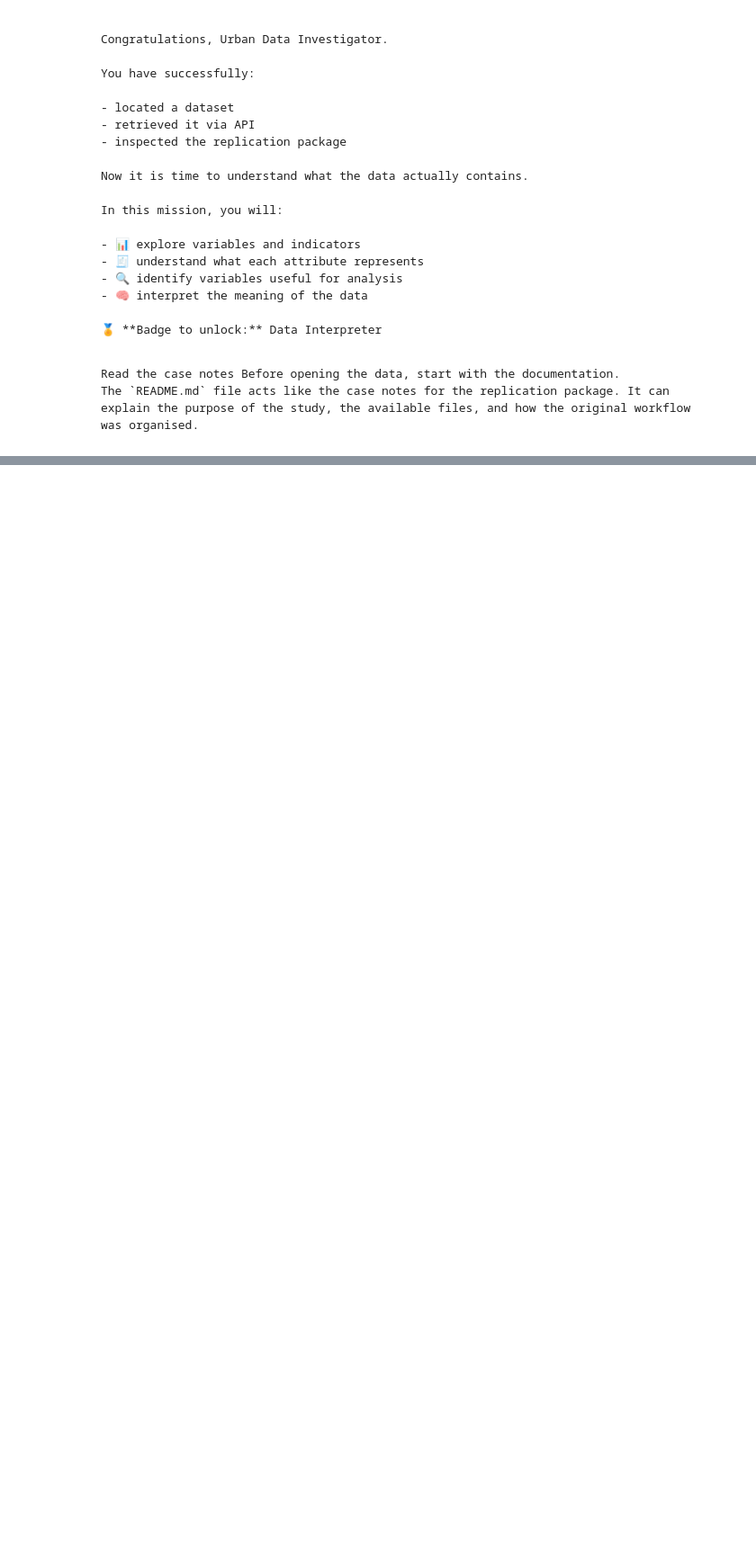
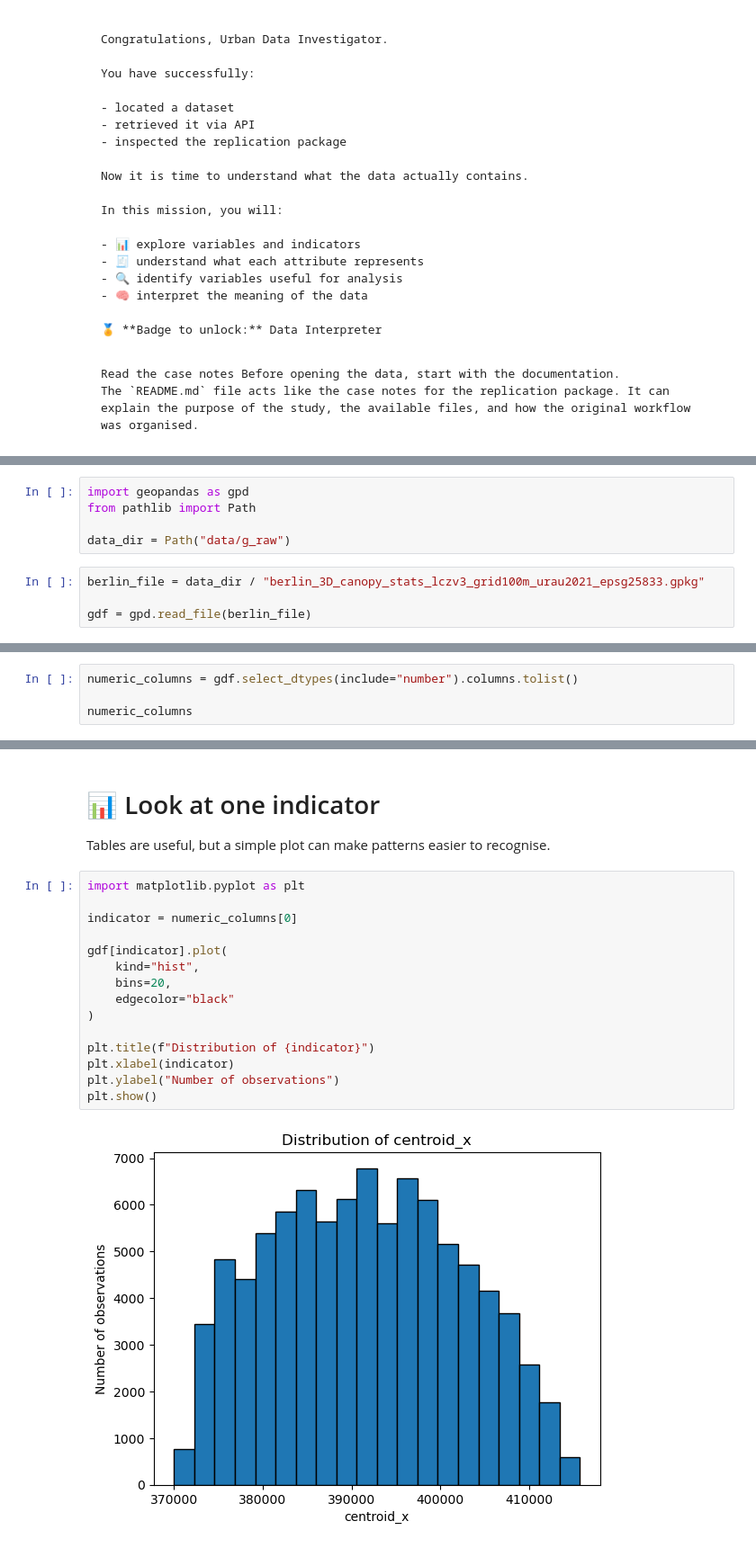
Before and after one commit to ioer-dresden/jupyter-book-ioerdata, a Jupyter notebook: notebooks/305_mission3_content.ipynb, the cells around one changed output, grey strips where cells are left out. Shown at 90% size. Saved outputs shown, nothing was run; the diff lists cells and outputs as text; blank space fills up the shorter version.

```diff
--- a/notebooks/305_mission3_content.ipynb
+++ b/notebooks/305_mission3_content.ipynb
@@ -32,0 +42,9 @@ The `README.md` file acts like the case notes for the replication package. It ca
+# %%
+import geopandas as gpd
+from pathlib import Path
+
+data_dir = Path("data/g_raw")
+# %%
+berlin_file = data_dir / "berlin_3D_canopy_stats_lczv3_grid100m_urau2021_epsg25833.gpkg"
+
+gdf = gpd.read_file(berlin_file)
@@ -32,0 +109,4 @@ The `README.md` file acts like the case notes for the replication package. It ca
+# %%
+numeric_columns = gdf.select_dtypes(include="number").columns.tolist()
+
+numeric_columns
@@ -32,0 +144,21 @@ The `README.md` file acts like the case notes for the replication package. It ca
+# %% [markdown]
+# 📊 Look at one indicator
+
+Tables are useful, but a simple plot can make patterns easier to recognise.
+# %%
+import matplotlib.pyplot as plt
+
+indicator = numeric_columns[0]
+
+gdf[indicator].plot(
+    kind="hist",
+    bins=20,
+    edgecolor="black"
+)
+
+plt.title(f"Distribution of {indicator}")
+plt.xlabel(indicator)
+plt.ylabel("Number of observations")
+plt.show()
+# %% [output]
+[figure, added]
```
Also changed, not shown: parts of 21 cells of this notebook, 2 other files.
